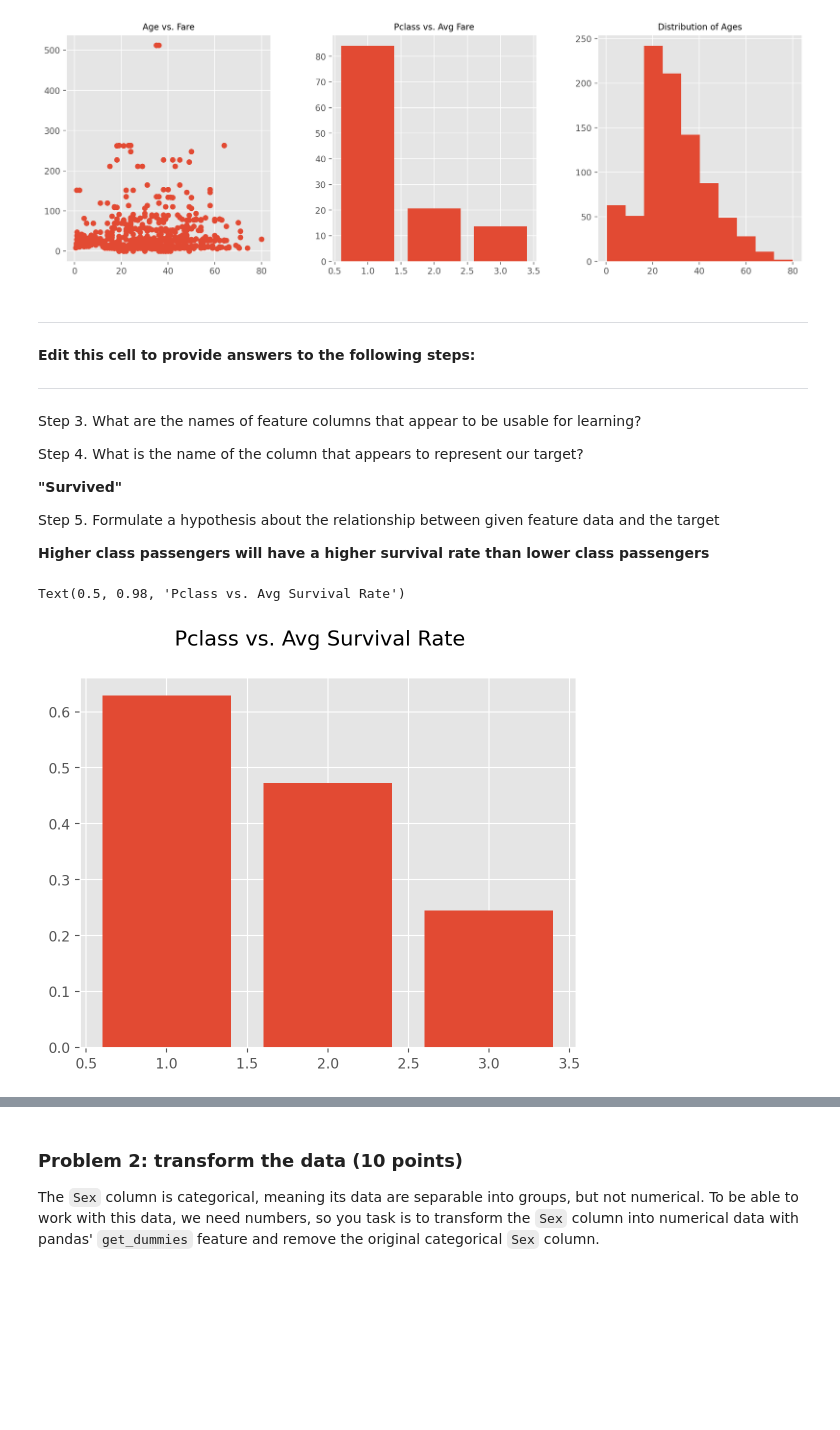
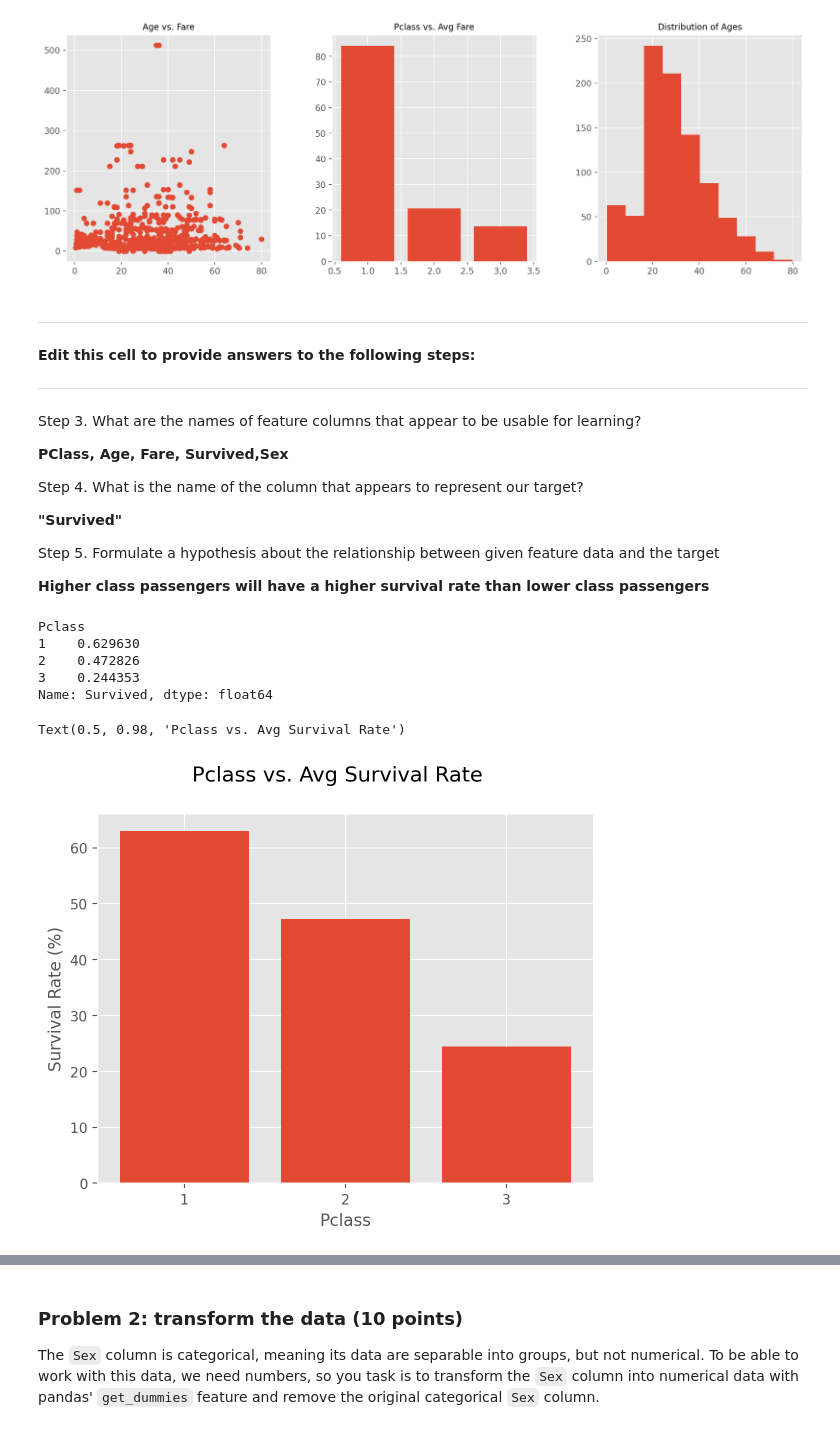
Before and after one commit to jaredandreatta/MinesProjects, a Jupyter notebook: Project-5/Project-5.ipynb, the cells around one changed output, grey strips where cells are left out. Drawn from its saved outputs; the diff is of its cells as text; code cells hidden in the pictures; blank space fills up the shorter version.

```diff
--- a/Project-5/Project-5.ipynb
+++ b/Project-5/Project-5.ipynb
@@ -148,6 +147,8 @@ fig.subplots_adjust(right=2,wspace=.3,hspace=.4)
 
 Step 3. What are the names of feature columns that appear to be usable for learning?
 
+**PClass, Age, Fare, Survived,Sex**
+
 Step 4. What is the name of the column that appears to represent our target?
 
 **"Survived"**
@@ -158,10 +159,19 @@ Step 5. Formulate a hypothesis about the relationship between given feature data
 # %%
 #Step 6. How did Pclass affect passenngers' chances of survival?
 #Show your work with a bar plot, dataframe selection, or visual of your choice.
 avg_class_survival_rates = df.groupby('Pclass')['Survived'].mean()
+print(avg_class_survival_rates)
 
-plt.bar(classes, avg_class_survival_rates)
+plt.bar(classes, avg_class_survival_rates*100)
+plt.xticks(classes)
+plt.xlabel("Pclass")
+plt.ylabel("Survival Rate (%)")
 plt.suptitle('Pclass vs. Avg Survival Rate', fontsize=15)
 # %% [output]
-Text(0.5, 0.98, 'Pclass vs. Avg Survival Rate')
+Pclass
+1    0.629630
+2    0.472826
+3    0.244353
+Name: Survived, dtype: float64
+Text(0.5, 0.98, 'Pclass vs. Avg Survival Rate')
-[figure, old version]
+[figure, new version]
```
Also changed, not shown: parts of 5 cells of this notebook.
